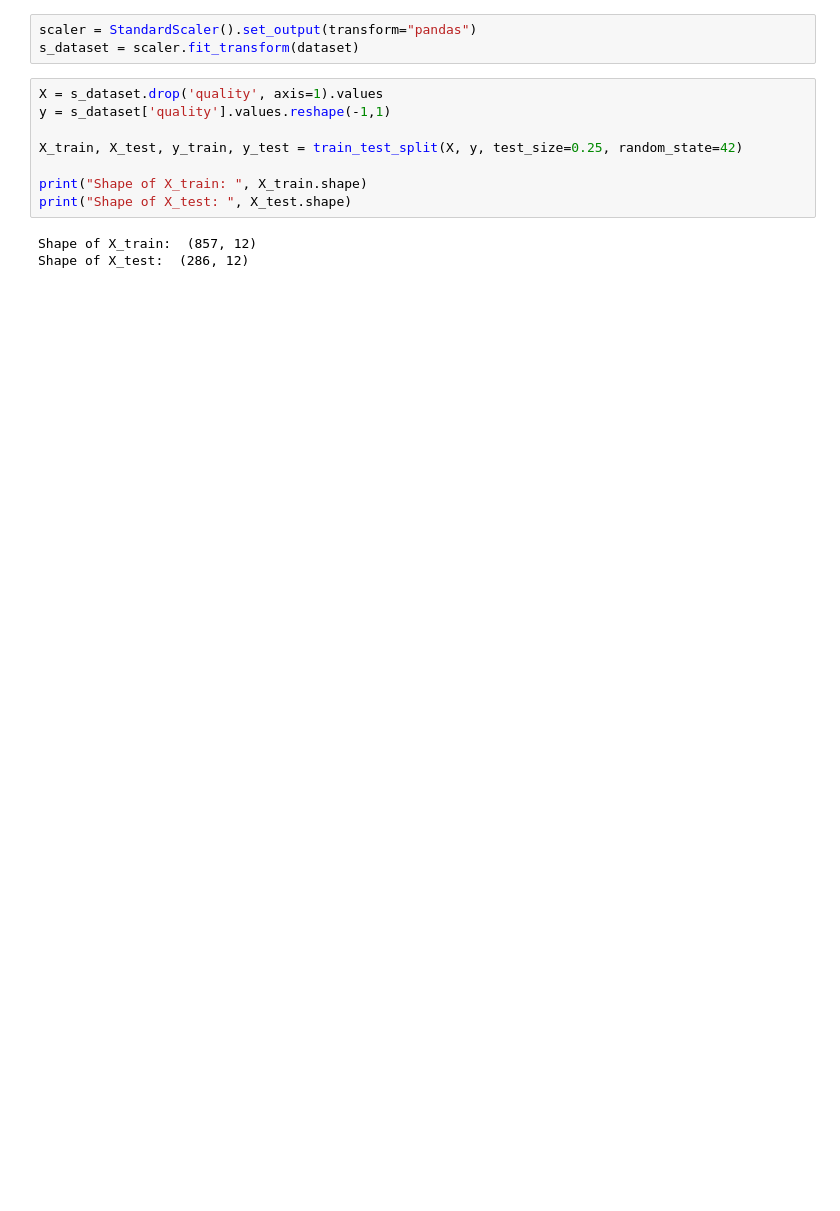
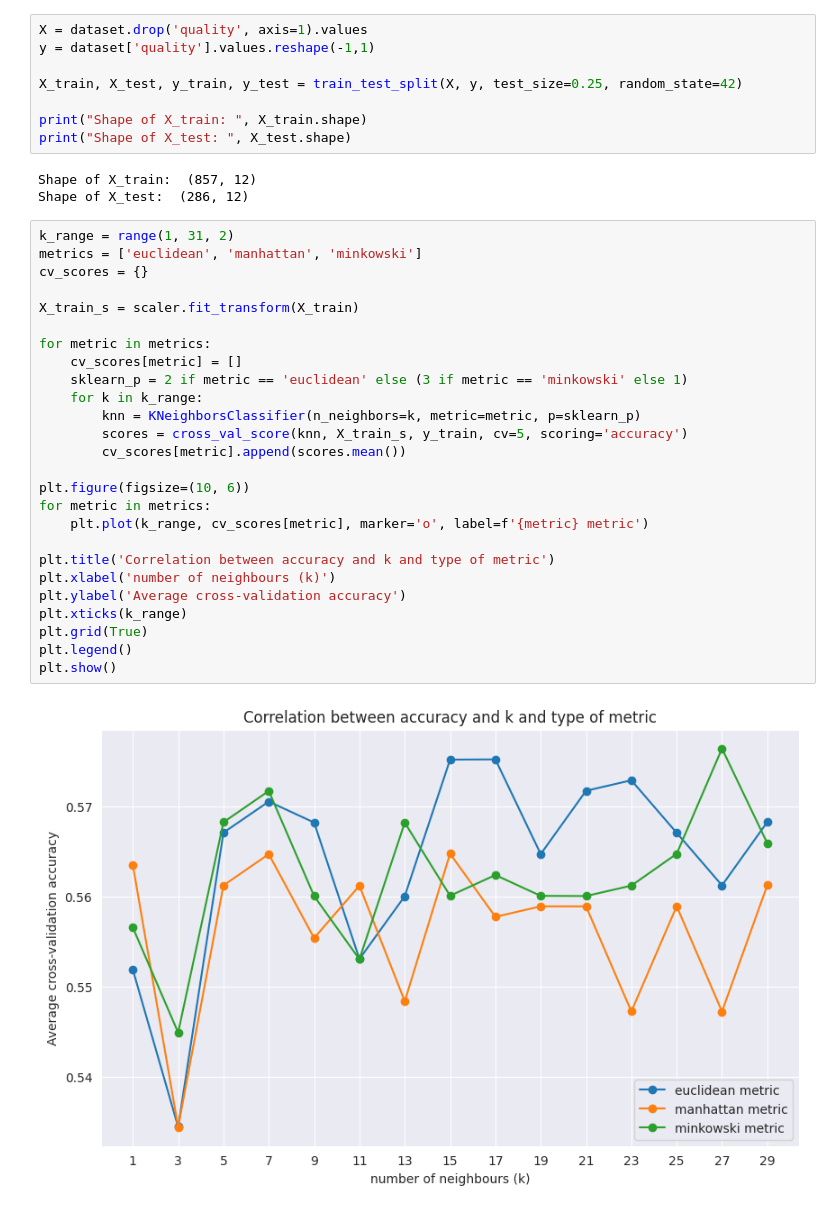
Before and after one commit to laid-weiss/ML-course-project, a Jupyter notebook: hw03_knn/knn.ipynb, the cells around one changed output. Drawn from its saved outputs; the diff is of its cells as text; blank space fills up the shorter version.

```diff
--- a/hw03_knn/knn.ipynb
+++ b/hw03_knn/knn.ipynb
@@ -151,9 +150,6 @@ plt.show()
-# %%
-scaler = StandardScaler().set_output(transform="pandas")
-s_dataset = scaler.fit_transform(dataset)
 # %%
-X = s_dataset.drop('quality', axis=1).values
-y = s_dataset['quality'].values.reshape(-1,1)
+X = dataset.drop('quality', axis=1).values
+y = dataset['quality'].values.reshape(-1,1)
 
 X_train, X_test, y_train, y_test = train_test_split(X, y, test_size=0.25, random_state=42)
 
@@ -162,3 +158,31 @@ print("Shape of X_test: ", X_test.shape)
 # %% [output]
 Shape of X_train:  (857, 12)
 Shape of X_test:  (286, 12)
+# %%
+k_range = range(1, 31, 2)
+metrics = ['euclidean', 'manhattan', 'minkowski']
+cv_scores = {}
+
+X_train_s = scaler.fit_transform(X_train)
+
+for metric in metrics:
+    cv_scores[metric] = []
+    sklearn_p = 2 if metric == 'euclidean' else (3 if metric == 'minkowski' else 1)
+    for k in k_range:
+        knn = KNeighborsClassifier(n_neighbors=k, metric=metric, p=sklearn_p)
+        scores = cross_val_score(knn, X_train_s, y_train, cv=5, scoring='accuracy')
+        cv_scores[metric].append(scores.mean())
+
+plt.figure(figsize=(10, 6))
+for metric in metrics:
+    plt.plot(k_range, cv_scores[metric], marker='o', label=f'{metric} metric')
+
+plt.title('Correlation between accuracy and k and type of metric')
+plt.xlabel('number of neighbours (k)')
+plt.ylabel('Average cross-validation accuracy')
+plt.xticks(k_range)
+plt.grid(True)
+plt.legend()
+plt.show()
+# %% [output]
+[figure, added]
```
Also changed, not shown: parts of 5 cells of this notebook.
